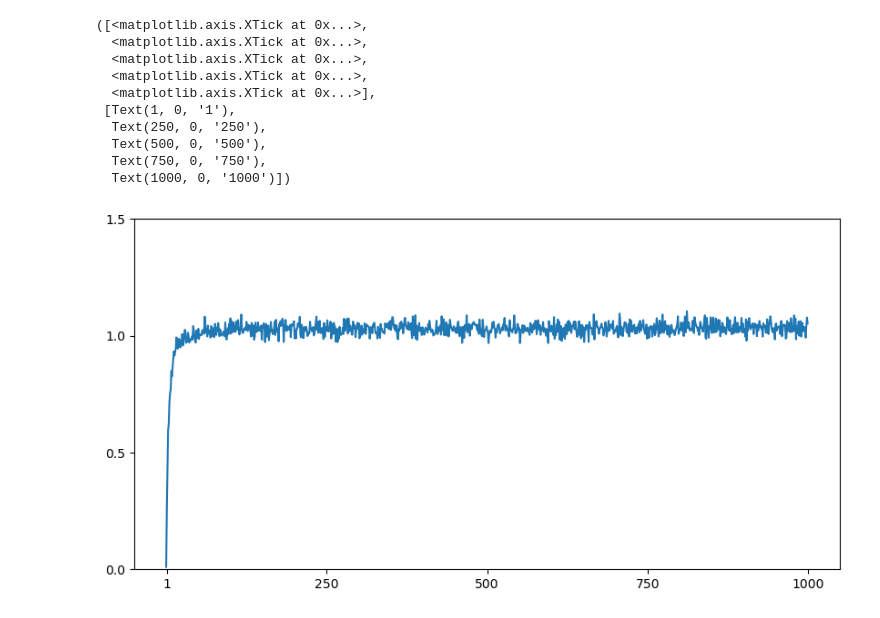
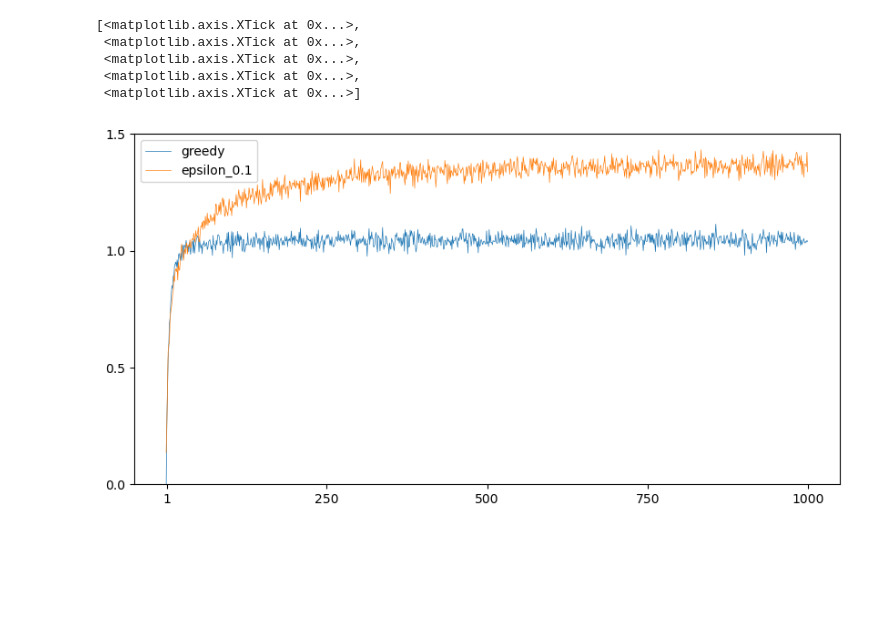
Before and after one commit to aguilarjose11/bandit_theory_study, a Jupyter notebook: bandit_testbed.ipynb, the cells around one changed output. Saved outputs shown, nothing was run; the diff lists cells and outputs as text; code cells hidden in the pictures; blank space fills up the shorter version.

Commit message:
Add code showcasing learning curves

```diff
--- a/bandit_testbed.ipynb
+++ b/bandit_testbed.ipynb
@@ -3,6 +4,10 @@ from bandit_testbed import *
 import scipy
 # %%
-algos = {'greedy_1': GreedyBandit(k_arms=10)}
+algos = {
+    'greedy': GreedyBandit(k_arms=10),
+    'epsilon_0.1': EpsilonGreedyBandit(k_arms=10, epsilon=0.1),
+}
+
 testbed = KArmedBanditTestbed(k_arms=10,
                              time_steps=1000,
                              episodes=2000,
@@ -13,19 +18,22 @@ results = testbed.run()
 import pandas as pd
 import matplotlib.pyplot as plt
 # %%
-pd.DataFrame(results['greedy_1']).mean().plot(figsize=(10, 5))
-plt.ylim([0, 1.5])
-plt.yticks([0, 0.5, 1, 1.5])
-plt.xticks([1, 250, 500, 750, 1000])
+fig, ax = plt.subplots(1)
+
+learning_curves = {
+    'greedy': pd.DataFrame(results['greedy']).mean(),
+    'epsilon_0.1': pd.DataFrame(results['epsilon_0.1']).mean(),
+}
+
+pd.DataFrame(learning_curves).plot(figsize=(10, 5), ax=ax, lw=0.5)
+
+ax.set_ylim([0, 1.5])
+ax.set_yticks([0, 0.5, 1, 1.5])
+ax.set_xticks([1, 250, 500, 750, 1000])
 # %% [output]
-([<matplotlib.axis.XTick at 0x...>,
-  <matplotlib.axis.XTick at 0x...>,
-  <matplotlib.axis.XTick at 0x...>,
-  <matplotlib.axis.XTick at 0x...>,
-  <matplotlib.axis.XTick at 0x...>],
- [Text(1, 0, '1'),
-  Text(250, 0, '250'),
-  Text(500, 0, '500'),
-  Text(750, 0, '750'),
-  Text(1000, 0, '1000')])
+[<matplotlib.axis.XTick at 0x...>,
+ <matplotlib.axis.XTick at 0x...>,
+ <matplotlib.axis.XTick at 0x...>,
+ <matplotlib.axis.XTick at 0x...>,
+ <matplotlib.axis.XTick at 0x...>]
-[figure, old version]
+[figure, new version]
```
Also changed, not shown: parts of 1 cell of this notebook.
